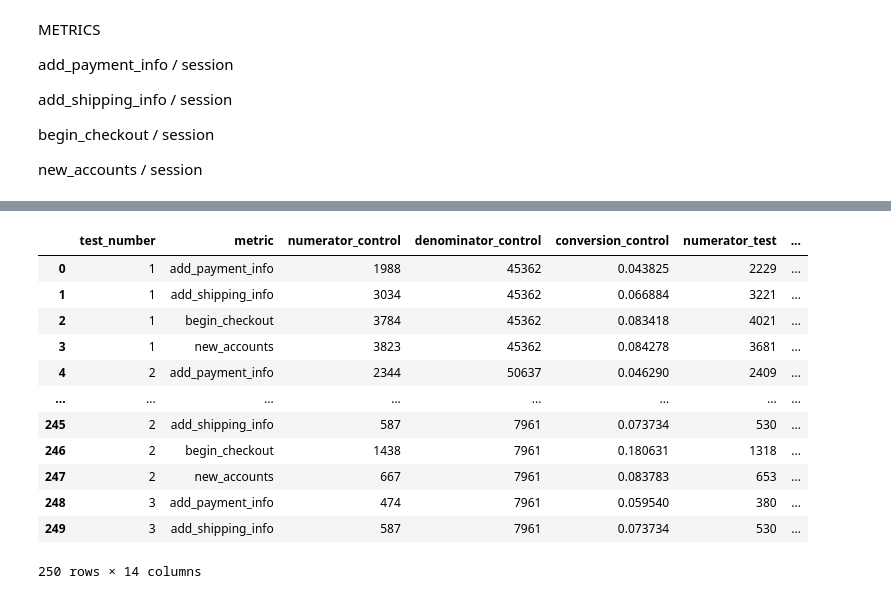
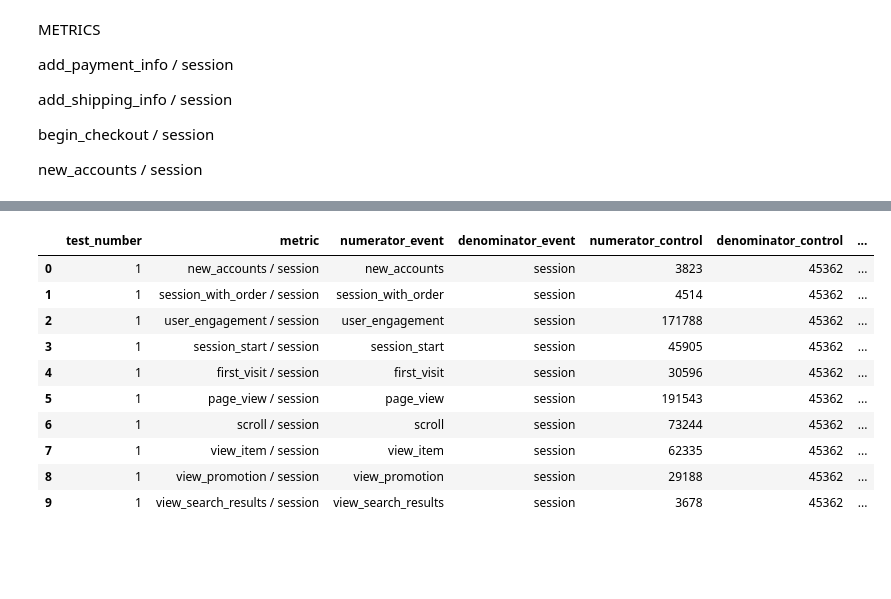
Before and after one commit to tetiana-kholod/a-b-test, a Jupyter notebook: a_b_test.ipynb, the cells around one changed output, grey strips where cells are left out. Cells and saved outputs as stored; diff of their text form; code cells hidden in the pictures; blank space fills up the shorter version.

```diff
--- a/a_b_test.ipynb
+++ b/a_b_test.ipynb
@@ -259,7 +261,7 @@ new_accounts / session
 # %%
 test_list = results_grouped_by_test_group["test"].unique()
 test_group_list = results_grouped_by_test_group["test_group"].unique()
-events_list_project2 = ["add_payment_info", "add_shipping_info", "begin_checkout", "new_accounts"]
+#events_list_project2 = ["add_payment_info", "add_shipping_info", "begin_checkout", "new_accounts"]
 
 final_table = pd.DataFrame()
 for test in test_list:
@@ -267,14 +269,17 @@ for test in test_list:
     results_test_group1 = results_grouped_by_test_group[(results_grouped_by_test_group["test"] == test) & (results_grouped_by_test_group["test_group"] == 1)]
     results_test_group2 = results_grouped_by_test_group[(results_grouped_by_test_group["test"] == test) & (results_grouped_by_test_group["test_group"] == 2)]
 
-    for event in events_list_project2:
+    for event in events_list: #events_list_project2
 
 
         # to create one row
         new_row_1 = {
         "test_number": test,
             #"test_group": test_group,
-        "metric": event,
+
+        "metric": f"{event} / session",
+        "numerator_event": event,
+        "denominator_event": "session",
         "numerator_control": results_test_group1[event].iloc[0],
         "denominator_control": results_test_group1["sessions"].iloc[0],
         "conversion_control": results_test_group1[event].iloc[0] / results_test_group1["sessions"].iloc[0],
@@ -328,14 +333,17 @@ for device in devices_list:
         results_test_devices_group_1 = results_grouped_by_test_group_devices[(results_grouped_by_test_group_devices["test"] == test) & (results_grouped_by_test_group_devices["test_group"] == 1)]
         results_test_devices_group_2 = results_grouped_by_test_group_devices[(results_grouped_by_test_group_devices["test"] == test) & (results_grouped_by_test_group_devices["test_group"] == 2)]
 
-        for event in events_list_project2:
+        for event in events_list:  #events_list_project2
 
 
             # to create one row
             new_row_2 = {
             "test_number": test,
             #"test_group": test_group,
-            "metric": event,
+
+            "metric": f"{event} / session",
+            "numerator_event": event,
+            "denominator_event": "session",
             "numerator_control": results_test_devices_group_1[event].iloc[0],
             "denominator_control": results_test_devices_group_1["sessions"].iloc[0],
             "conversion_control": results_test_devices_group_1[event].iloc[0] / results_test_devices_group_1["sessions"].iloc[0],
@@ -386,14 +394,17 @@ for channel in channel_list:
         results_test_channels_group_1 = results_grouped_by_test_group_channels[(results_grouped_by_test_group_channels["test"] == test) & (results_grouped_by_test_group_channels["test_group"] == 1)]
         results_test_channels_group_2 = results_grouped_by_test_group_channels[(results_grouped_by_test_group_channels["test"] == test) & (results_grouped_by_test_group_channels["test_group"] == 2)]
 
-        for event in events_list_project2:
+        for event in events_list:  #events_list_project2
 
 
             # to create one row
             new_row_3 = {
             "test_number": test,
             #"test_group": test_group,
-            "metric": event,
+
+            "metric": f"{event} / session",
+            "numerator_event": event,
+            "denominator_event": "session",
             "numerator_control": results_test_channels_group_1[event].iloc[0],
             "denominator_control": results_test_channels_group_1["sessions"].iloc[0],
             "conversion_control": results_test_channels_group_1[event].iloc[0] / results_test_channels_group_1["sessions"].iloc[0],
@@ -413,5 +424,5 @@ for channel in channel_list:
             final_table = pd.concat([final_table, pd.DataFrame([new_row_3])], ignore_index=True)
 
 final_table["metric_change"] = final_table["conversion_test"] / final_table["conversion_control"] - 1
-final_table.head(150)
+final_table.head(15)
 # %% [output]
@@ -442,14 +456,17 @@ for country in country_list:
         results_test_countries_group_1 = results_grouped_by_test_group_countries[(results_grouped_by_test_group_countries["test"] == test) & (results_grouped_by_test_group_countries["test_group"] == 1)]
         results_test_countries_group_2 = results_grouped_by_test_group_countries[(results_grouped_by_test_group_countries["test"] == test) & (results_grouped_by_test_group_countries["test_group"] == 2)]
 
-        for event in events_list_project2:
+        for event in events_list: #events_list_project2
 
 
             # to create one row
             new_row_5 = {
             "test_number": test,
             #"test_group": test_group,
-            "metric": event,
+
+            "metric": f"{event} / session",
+            "numerator_event": event,
+            "denominator_event": "session",
             "numerator_control": results_test_channels_group_1[event].iloc[0],
             "denominator_control": results_test_channels_group_1["sessions"].iloc[0],
             "conversion_control": results_test_channels_group_1[event].iloc[0] / results_test_channels_group_1["sessions"].iloc[0],
@@ -462,12 +479,12 @@ for country in country_list:
             "p_value": (),
             "significant": (),
 
-            "dimension": "channel",
-            "dimension_value": channel
+            "dimension": "country",
+            "dimension_value": country
             }
 
             final_table = pd.concat([final_table, pd.DataFrame([new_row_5])], ignore_index=True)
 
-final_table["metric_change"] = final_table["conversion_test"] / final_table["conversion_control"] - 1
-final_table.head(150)
+final_table["metric_change"] = final_table["conversion_test"] / final_table["conversion_control"]*100 - 100
+final_table.head(10)
 # %% [output]
@@ -487,38 +502,36 @@ final_table.head(150)
 # %%
 
 # conversion rate
 p1 = final_table["numerator_control"] / final_table["denominator_control"]
 p2 = final_table["numerator_test"] / final_table["denominator_test"]
 
 # pooled proportion
 p_pool = (final_table["numerator_control"] + final_table["numerator_test"]) / (
     final_table["denominator_control"] + final_table["denominator_test"]
 )
 
 # standard error
 se = np.sqrt(p_pool * (1 - p_pool) * (1 / final_table["denominator_control"] + 1 / final_table["denominator_test"]))
 
 # z-stat
 final_table["z_stat"] = (p2 - p1) / se
 
 # p-value
 final_table["p_value"] = 2 * (1 - norm.cdf(np.abs(final_table["z_stat"])))
 
 # signidicance
 final_table["significant"] = final_table["p_value"] < 0.05
 
-final_table.head(250)
+final_table.head(10)
 # %% [output]
-|  | test_number | metric | numerator_control | denominator_control | conversion_control | numerator_test | ... |
-| 0 | 1 | add_payment_info | 1988 | 45362 | 0.043825 | 2229 | ... |
-| 1 | 1 | add_shipping_info | 3034 | 45362 | 0.066884 | 3221 | ... |
-| 2 | 1 | begin_checkout | 3784 | 45362 | 0.083418 | 4021 | ... |
-| 3 | 1 | new_accounts | 3823 | 45362 | 0.084278 | 3681 | ... |
-| 4 | 2 | add_payment_info | 2344 | 50637 | 0.046290 | 2409 | ... |
-| ... | ... | ... | ... | ... | ... | ... | ... |
-| 245 | 2 | add_shipping_info | 587 | 7961 | 0.073734 | 530 | ... |
-| 246 | 2 | begin_checkout | 1438 | 7961 | 0.180631 | 1318 | ... |
-| 247 | 2 | new_accounts | 667 | 7961 | 0.083783 | 653 | ... |
-| 248 | 3 | add_payment_info | 474 | 7961 | 0.059540 | 380 | ... |
-| 249 | 3 | add_shipping_info | 587 | 7961 | 0.073734 | 530 | ... |
+|  | test_number | metric | numerator_event | denominator_event | numerator_control | denominator_control | ... |
+| 0 | 1 | new_accounts / session | new_accounts | session | 3823 | 45362 | ... |
+| 1 | 1 | session_with_order / session | session_with_order | session | 4514 | 45362 | ... |
+| 2 | 1 | user_engagement / session | user_engagement | session | 171788 | 45362 | ... |
+| 3 | 1 | session_start / session | session_start | session | 45905 | 45362 | ... |
+| 4 | 1 | first_visit / session | first_visit | session | 30596 | 45362 | ... |
+| 5 | 1 | page_view / session | page_view | session | 191543 | 45362 | ... |
+| 6 | 1 | scroll / session | scroll | session | 73244 | 45362 | ... |
+| 7 | 1 | view_item / session | view_item | session | 62335 | 45362 | ... |
+| 8 | 1 | view_promotion / session | view_promotion | session | 29188 | 45362 | ... |
+| 9 | 1 | view_search_results / session | view_search_results | session | 3678 | 45362 | ... |
-250 rows × 14 columns
```
Also changed, not shown: parts of 15 cells of this notebook.
